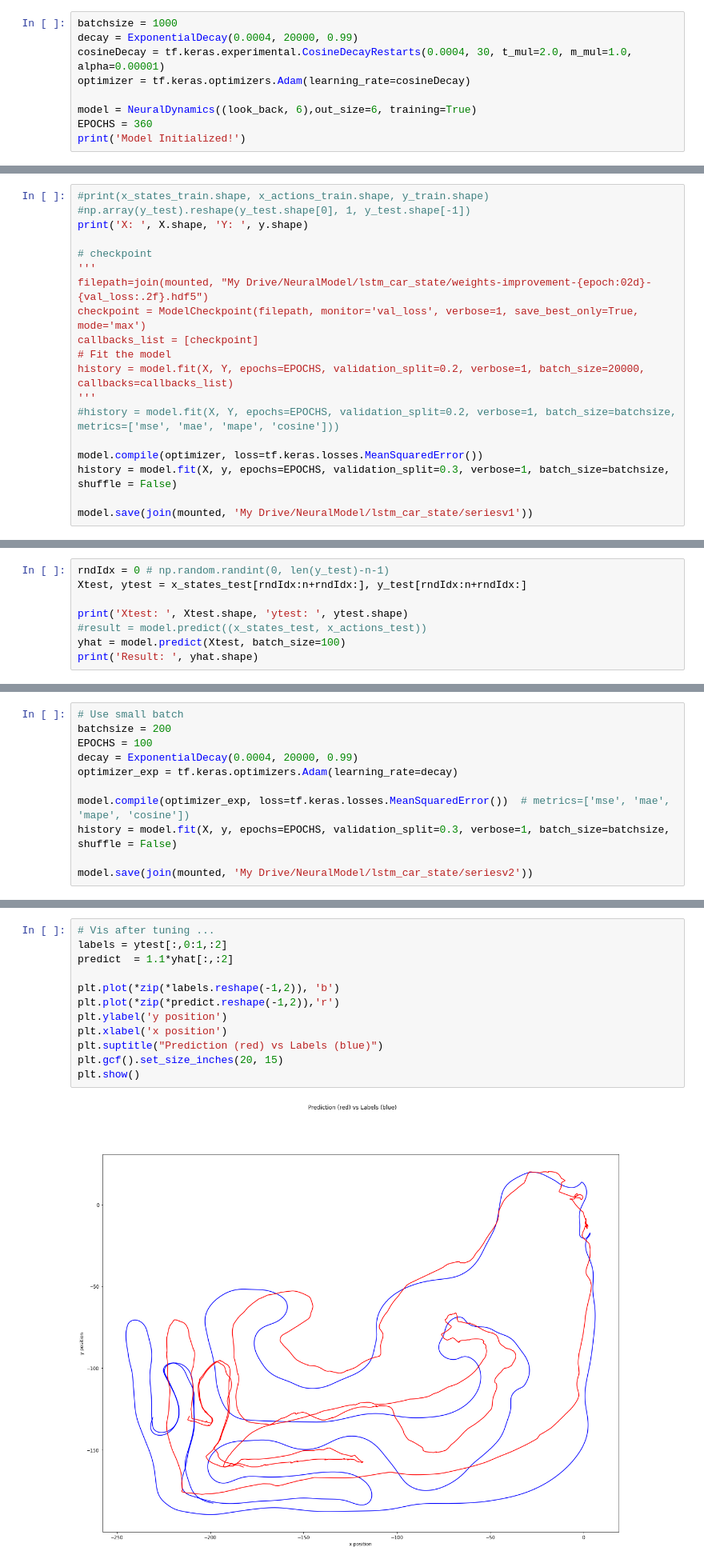
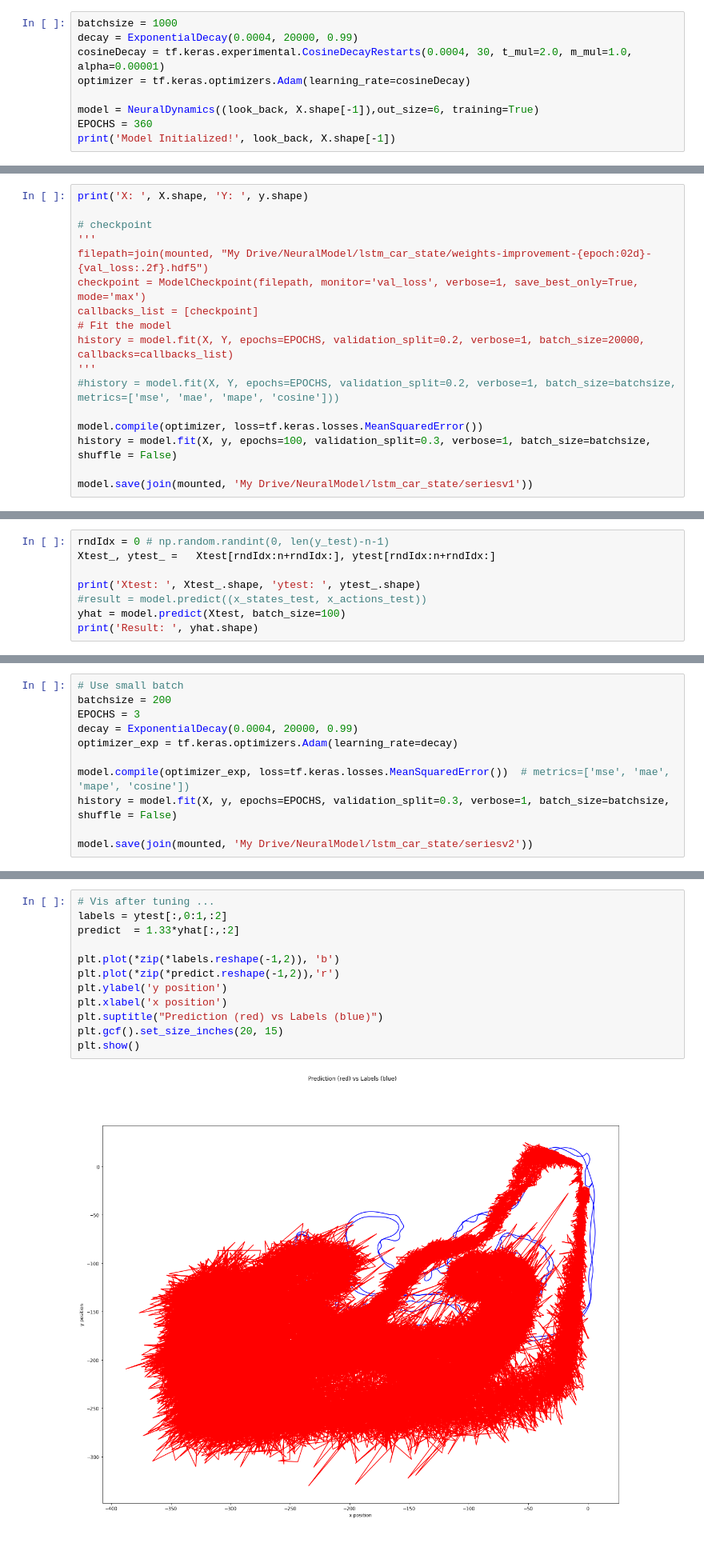
Before and after one commit to dominique-nshimyimana/Car-State, a Jupyter notebook: series_car_state_action_v1.ipynb, the cells around one changed output, grey strips where cells are left out. Shown at 80% size. Cells and saved outputs as stored; diff of their text form.

```diff
--- a/series_car_state_action_v1.ipynb
+++ b/series_car_state_action_v1.ipynb
@@ -251,7 +256,7 @@ decay = ExponentialDecay(0.0004, 20000, 0.99)
 cosineDecay = tf.keras.experimental.CosineDecayRestarts(0.0004, 30, t_mul=2.0, m_mul=1.0, alpha=0.00001)
 optimizer = tf.keras.optimizers.Adam(learning_rate=cosineDecay)
 
-model = NeuralDynamics((look_back, 6),out_size=6, training=True)
+model = NeuralDynamics((look_back, X.shape[-1]),out_size=6, training=True)
 EPOCHS = 360
-print('Model Initialized!')
+print('Model Initialized!', look_back, X.shape[-1])
 # %% [output]
@@ -259,8 +264,6 @@ Model Initialized!
 # %% [markdown]
 # Training
 # %%
-#print(x_states_train.shape, x_actions_train.shape, y_train.shape)
-#np.array(y_test).reshape(y_test.shape[0], 1, y_test.shape[-1])
 print('X: ', X.shape, 'Y: ', y.shape)
 
 # checkpoint
@@ -274,7 +277,7 @@ history = model.fit(X, Y, epochs=EPOCHS, validation_split=0.2, verbose=1, batch_
 #history = model.fit(X, Y, epochs=EPOCHS, validation_split=0.2, verbose=1, batch_size=batchsize, metrics=['mse', 'mae', 'mape', 'cosine']))
 
 model.compile(optimizer, loss=tf.keras.losses.MeanSquaredError())
-history = model.fit(X, y, epochs=EPOCHS, validation_split=0.3, verbose=1, batch_size=batchsize, shuffle = False)
+history = model.fit(X, y, epochs=100, validation_split=0.3, verbose=1, batch_size=batchsize, shuffle = False)
 
 model.save(join(mounted, 'My Drive/NeuralModel/lstm_car_state/seriesv1'))
 # %% [output]
@@ -310,9 +313,9 @@ plt.show()
 # Testing
 # %%
 rndIdx = 0 # np.random.randint(0, len(y_test)-n-1)
-Xtest, ytest = x_states_test[rndIdx:n+rndIdx:], y_test[rndIdx:n+rndIdx:]
+Xtest_, ytest_ =   Xtest[rndIdx:n+rndIdx:], ytest[rndIdx:n+rndIdx:]
 
-print('Xtest: ', Xtest.shape, 'ytest: ', ytest.shape)
+print('Xtest: ', Xtest_.shape, 'ytest: ', ytest_.shape)
 #result = model.predict((x_states_test, x_actions_test))
 yhat = model.predict(Xtest, batch_size=100)
 print('Result: ', yhat.shape)
@@ -342,7 +345,7 @@ plt.show()
 # %%
 # Use small batch
 batchsize = 200
-EPOCHS = 100
+EPOCHS = 3
 decay = ExponentialDecay(0.0004, 20000, 0.99)
 optimizer_exp = tf.keras.optimizers.Adam(learning_rate=decay)
 
@@ -372,17 +371,17 @@ Result:  (25000, 6)
 # %%
 # Vis after tuning ...
 labels = ytest[:,0:1,:2]
-predict  = 1.1*yhat[:,:2]
+predict  = 1.33*yhat[:,:2]
 
 plt.plot(*zip(*labels.reshape(-1,2)), 'b')
 plt.plot(*zip(*predict.reshape(-1,2)),'r')
 plt.ylabel('y position')
 plt.xlabel('x position')
 plt.suptitle("Prediction (red) vs Labels (blue)")
 plt.gcf().set_size_inches(20, 15)
 plt.show()
 # %% [output]
-[figure, old version]
+[figure, new version]
 # %% [markdown]
 Docs
 
```
Also changed, not shown: parts of 9 cells of this notebook.
